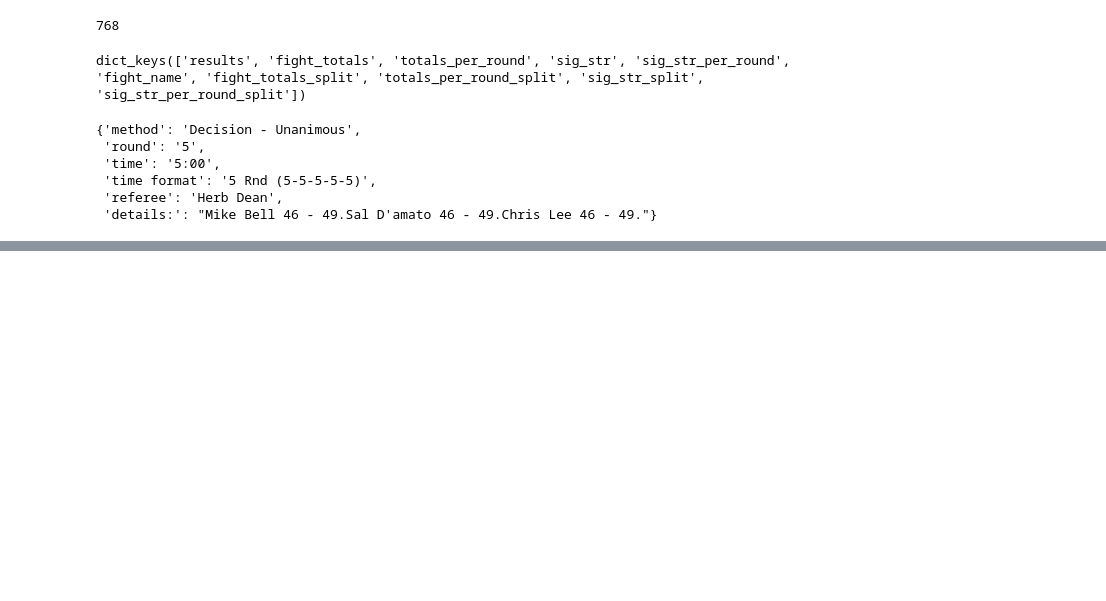
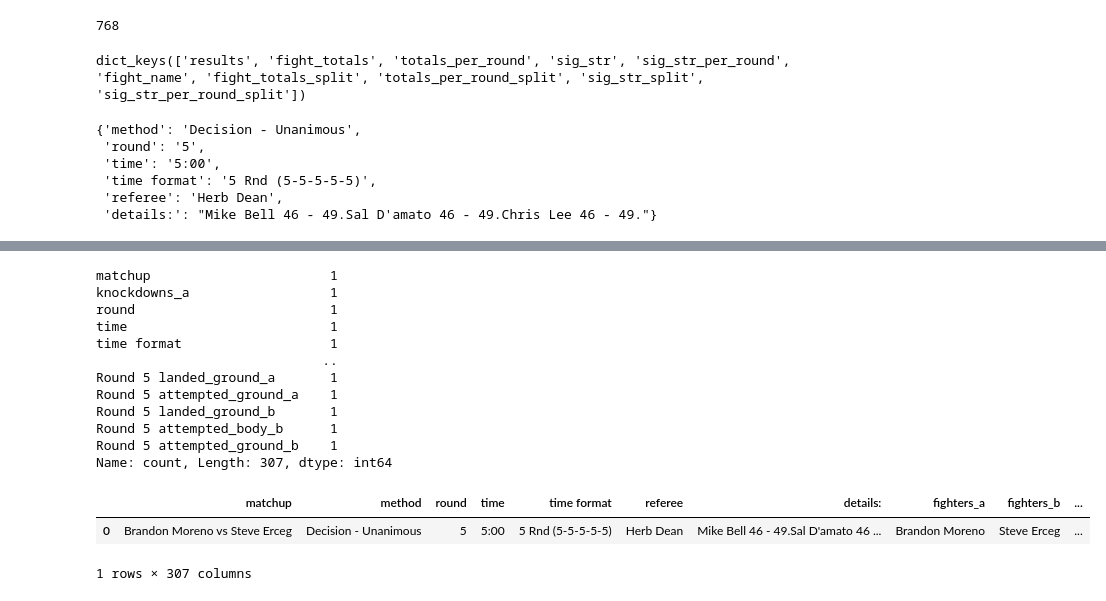
Before and after one commit to aarbisman/ufc_prediction, a Jupyter notebook: merge_files.ipynb, the cells around one changed output, grey strips where cells are left out. Saved outputs shown, nothing was run; the diff lists cells and outputs as text; code cells hidden in the pictures; blank space fills up the shorter version.

```diff
--- a/merge_files.ipynb
+++ b/merge_files.ipynb
@@ -275,0 +277,58 @@ TypeError: 'type' object is not subscriptable
+# %%
+df_cols_file = pd.read_csv('data_schema.csv')
+# df_cols_file['col_name'].value_counts()
+
+counts = df_cols_file['col_name'].value_counts()
+dup_cols = counts[counts > 1].index.tolist()
+dup_cols
+
+## for a given fight, loop through the list of known duplicate column names,
+
+def deduplicate_fight_df_row(fight_df_row, dup_cols):
+
+
+    applicable_dup_cols = [col for col in dup_cols if col in fight_df_row.columns.tolist()]
+
+    ## First, verify that the duplicate columns have the same value. If a duplicate column has different values, then we have a problem
+    for dup_col in applicable_dup_cols:
+
+        ## get both duplicate column rows for a given duplicate column name
+        dup_df_val = fight_df_row[dup_col]
+
+        if dup_df_val.iloc[0,0] == dup_df_val.iloc[0,1]:
+
+            pass
+
+        else:
+            ## if the values are different, raise an error
+            raise ValueError("duplicate columns have different values, there is a mismatch in the data")
+
+    # Remove one of the duplicated columns
+    fight_df_row_dedup = fight_df_row.loc[:,~fight_df_row.columns.duplicated()]
+
+    return fight_df_row_dedup
+
+df_fight_row_test = dataframe_row_from_fight(test_event['33e301872e2b5680'])
+test_dedup_row = deduplicate_fight_df_row(df_fight_row_test, dup_cols)
+print(test_dedup_row.columns.value_counts().sort_values(ascending = False))
+test_dedup_row
+
+# test_df_row_5rd_dedup = test_df_row_5rd.loc[:,~test_df_row_5rd.columns.duplicated()].copy()
+# test_df_row_5rd_dedup[dup_cols]
+# test_df_row_5rd_dedup.columns.tolist()
+# %% [output]
+matchup                       1
+knockdowns_a                  1
+round                         1
+time                          1
+time format                   1
+                             ..
+Round 5 landed_ground_a       1
+Round 5 attempted_ground_a    1
+Round 5 landed_ground_b       1
+Round 5 attempted_body_b      1
+Round 5 attempted_ground_b    1
+Name: count, Length: 307, dtype: int64
+|  | matchup | method | round | time | time format | referee | details: | fighters_a | fighters_b | ... |
+| 0 | Brandon Moreno vs Steve Erceg | Decision - Unanimous | 5 | 5:00 | 5 Rnd (5-5-5-5-5) | Herb Dean | Mike Bell 46 - 49.Sal D'amato 46 ... | Brandon Moreno | Steve Erceg | ... |
+1 rows × 307 columns
```
Also changed, not shown: parts of 9 cells of this notebook, 2 other files.
